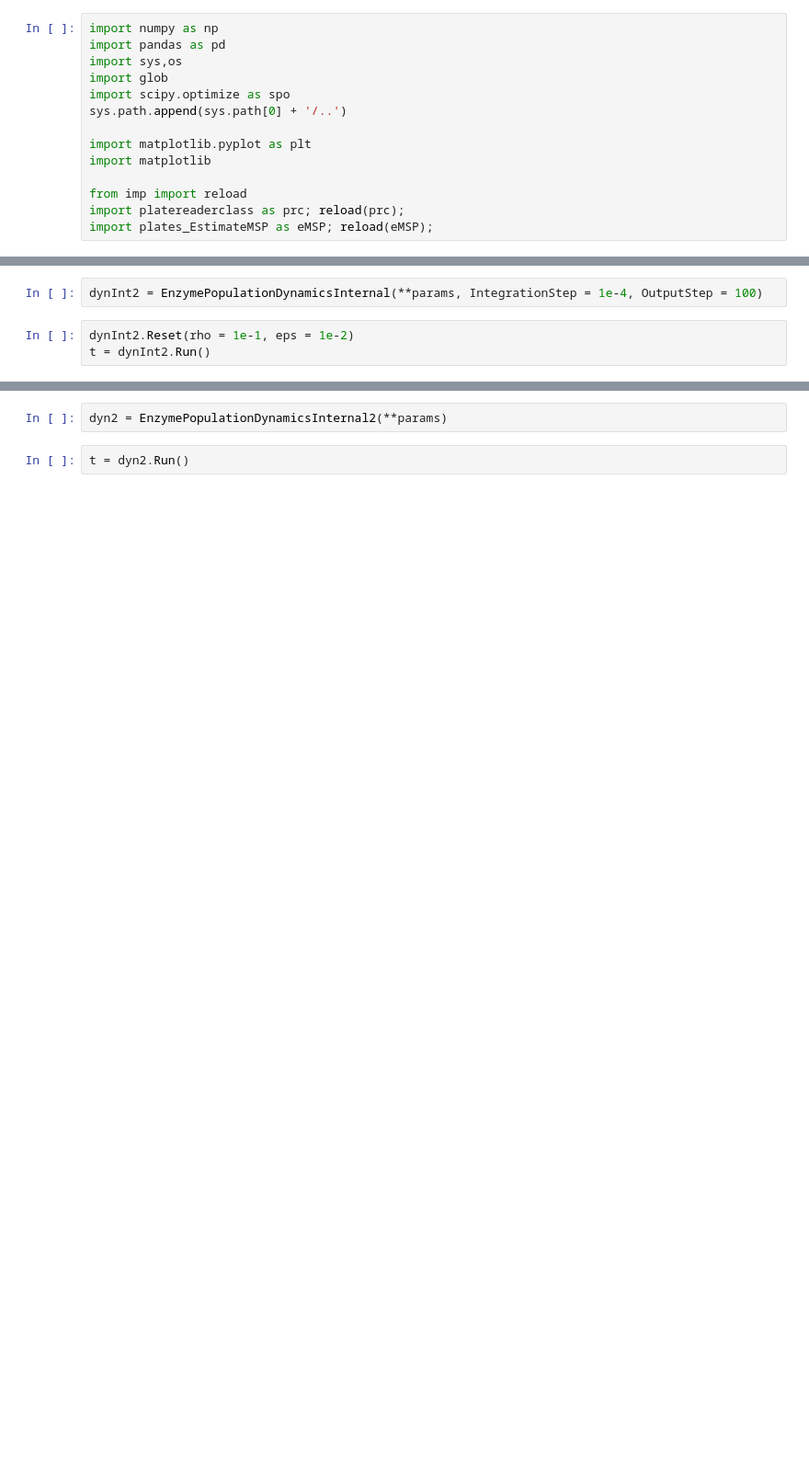
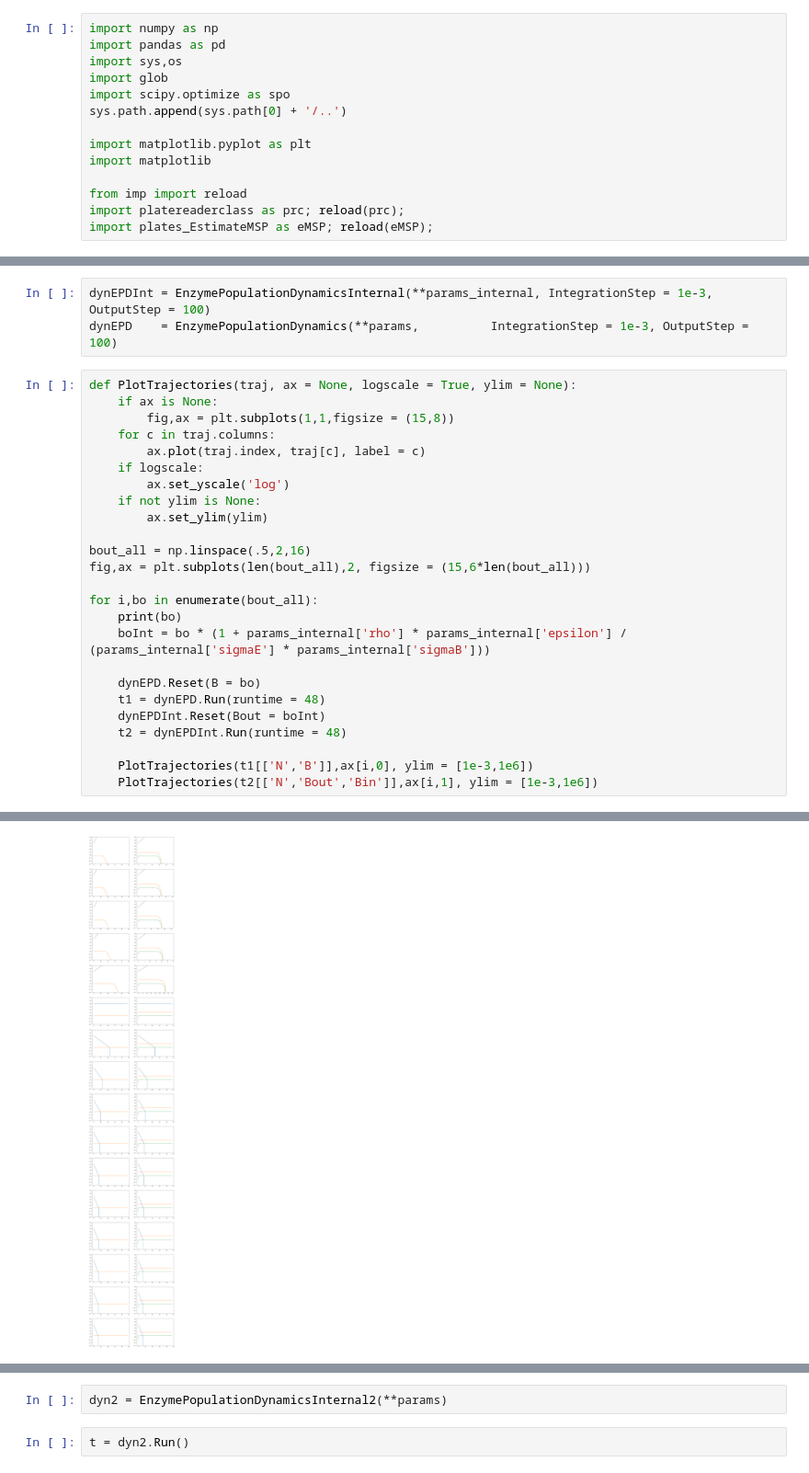
Before and after one commit to Michael000777/antibiotics, a Jupyter notebook: dynamics/Compare internal dynamics to global dynamics.ipynb, the cells around one changed output, grey strips where cells are left out. Shown at 92% size. Drawn from its saved outputs; the diff is of its cells as text; blank space fills up the shorter version.

```diff
--- a/dynamics/Compare internal dynamics to global dynamics.ipynb
+++ b/dynamics/Compare internal dynamics to global dynamics.ipynb
@@ -274,5 +266,29 @@ plt.xlim([12,13])
 # %%
-dynInt2 = EnzymePopulationDynamicsInternal(**params, IntegrationStep = 1e-4, OutputStep = 100)
+dynEPDInt = EnzymePopulationDynamicsInternal(**params_internal, IntegrationStep = 1e-3, OutputStep = 100)
+dynEPD    = EnzymePopulationDynamics(**params,          IntegrationStep = 1e-3, OutputStep = 100)
-# %%
-dynInt2.Reset(rho = 1e-1, eps = 1e-2)
-t = dynInt2.Run()
+# %%
+def PlotTrajectories(traj, ax = None, logscale = True, ylim = None):
+    if ax is None:
+        fig,ax = plt.subplots(1,1,figsize = (15,8))
+    for c in traj.columns:
+        ax.plot(traj.index, traj[c], label = c)
+    if logscale:
+        ax.set_yscale('log')
+    if not ylim is None:
+        ax.set_ylim(ylim)
+
+bout_all = np.linspace(.5,2,16)
+fig,ax = plt.subplots(len(bout_all),2, figsize = (15,6*len(bout_all)))
+
+for i,bo in enumerate(bout_all):
+    print(bo)
+    boInt = bo * (1 + params_internal['rho'] * params_internal['epsilon'] / (params_internal['sigmaE'] * params_internal['sigmaB']))
+
+    dynEPD.Reset(B = bo)
+    t1 = dynEPD.Run(runtime = 48)
+    dynEPDInt.Reset(Bout = boInt)
+    t2 = dynEPDInt.Run(runtime = 48)
+
+    PlotTrajectories(t1[['N','B']],ax[i,0], ylim = [1e-3,1e6])
+    PlotTrajectories(t2[['N','Bout','Bin']],ax[i,1], ylim = [1e-3,1e6])
+# %% [output]
@@ -278,0 +311 @@ t = dynInt2.Run()
+[figure, added]
```
Also changed, not shown: parts of 19 cells of this notebook, 2 other files.
